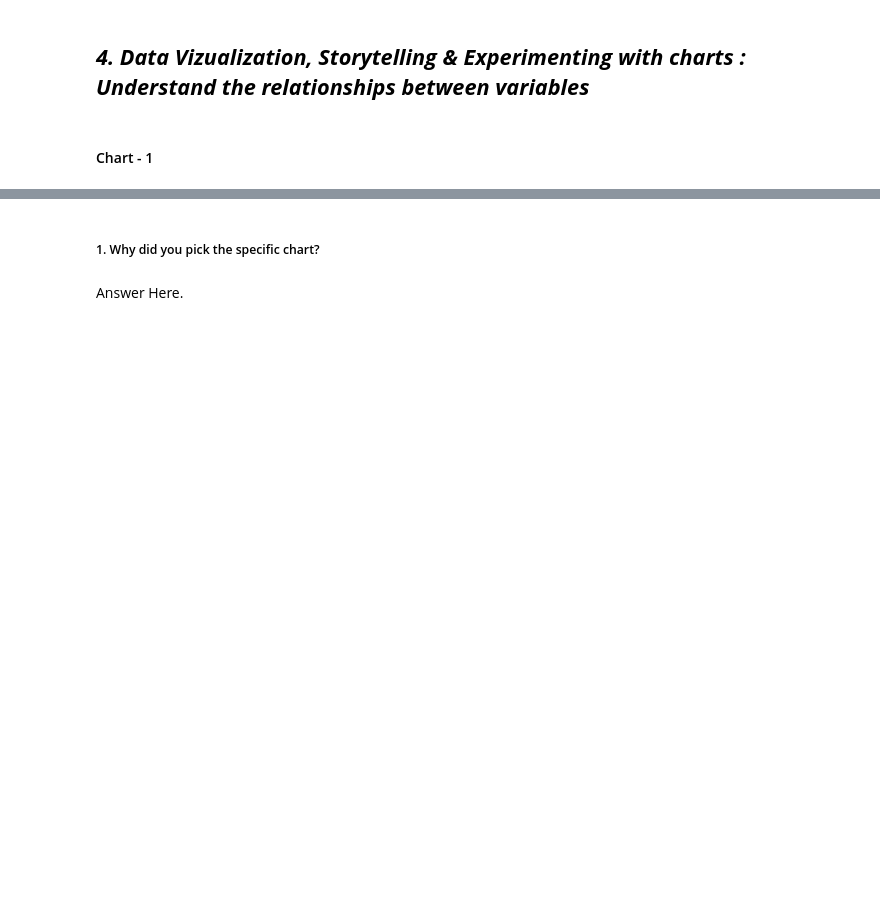
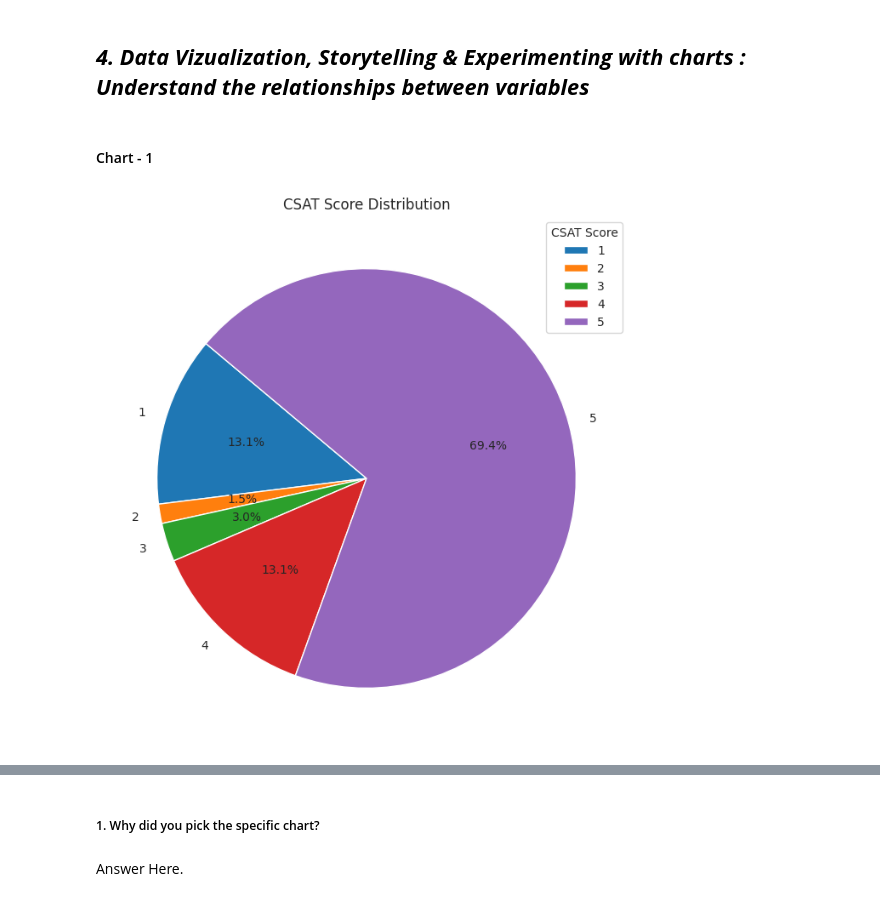
Before and after one commit to KolekarPramod/E-Commerce-Customer-Satisfaction-Score-Prediction, a Jupyter notebook: DeepCSAT_E_Commerce_Customer_Satisfaction_Score_Prediction.ipynb, the cells around one changed output, grey strips where cells are left out. Saved outputs shown, nothing was run; the diff lists cells and outputs as text; code cells hidden in the pictures; blank space fills up the shorter version.

```diff
--- a/DeepCSAT_E_Commerce_Customer_Satisfaction_Score_Prediction.ipynb
+++ b/DeepCSAT_E_Commerce_Customer_Satisfaction_Score_Prediction.ipynb
@@ -295,0 +297,19 @@ Unique values in column CSAT Score
+# %%
+# Chart - 1 visualization code
+import matplotlib.pyplot as plt
+
+# Assume you want to include NaNs as well
+csat_counts = df['CSAT Score'].value_counts(dropna=False).sort_index()
+
+plt.figure(figsize=(8, 8))
+wedges, texts, autotexts = plt.pie(
+    csat_counts,
+    labels=csat_counts.index,
+    autopct='%1.1f%%',
+    startangle=140
+)
+plt.legend(title="CSAT Score")
+plt.title('CSAT Score Distribution')
+plt.show()
+# %% [output]
+[figure, added]
```
Also changed, not shown: parts of 98 cells of this notebook.
